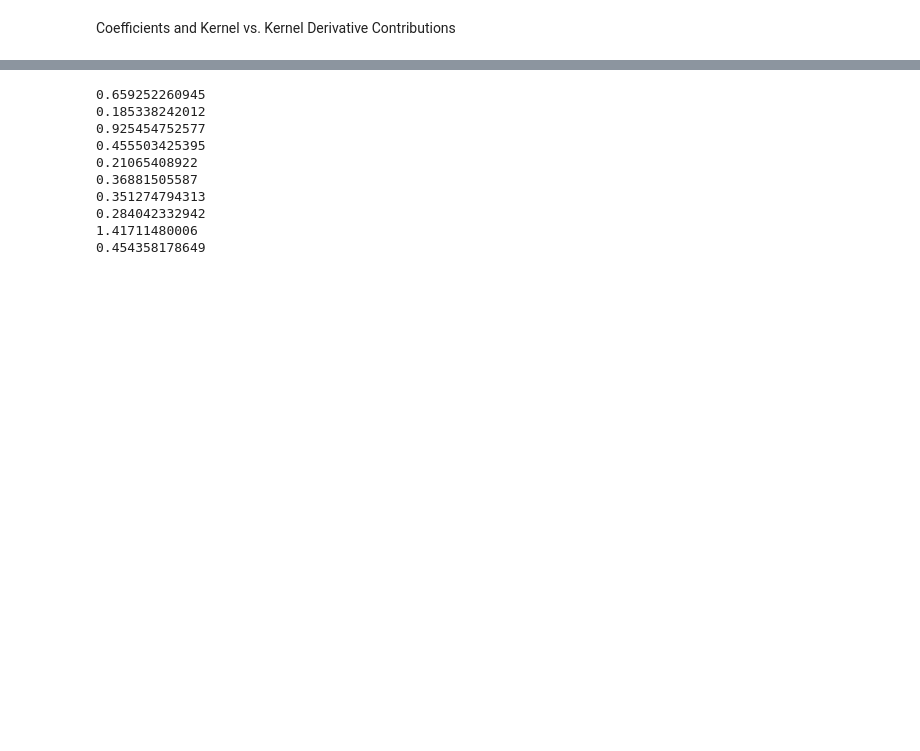
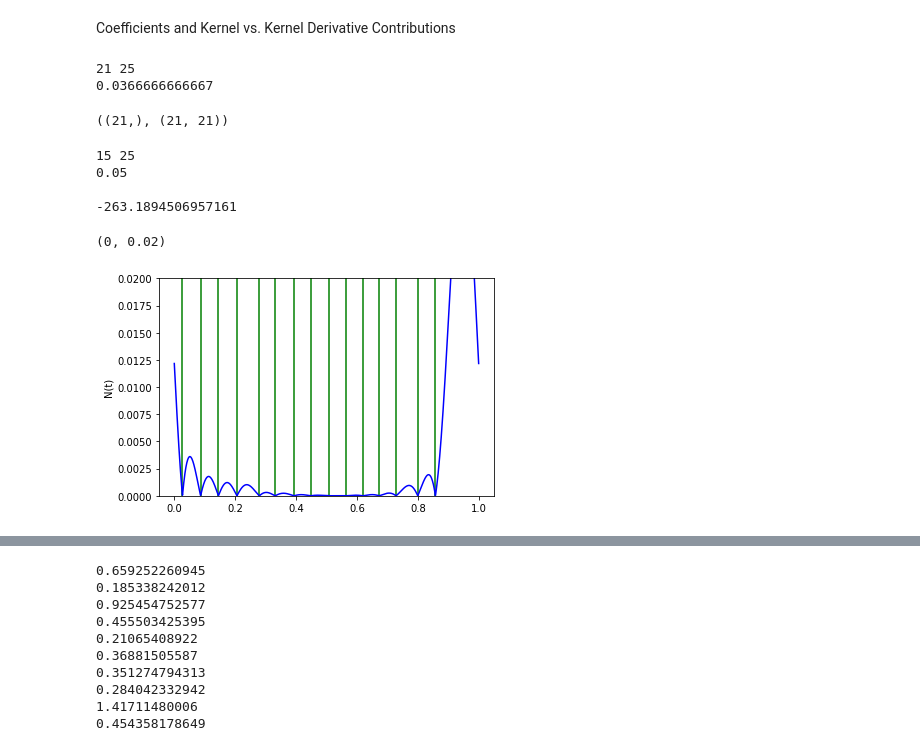
Before and after one commit to eonaran/sr_multisignals, a Jupyter notebook: L2 Minimization Interpolant Details.ipynb, the cells around one changed output, grey strips where cells are left out. Saved outputs shown, nothing was run; the diff lists cells and outputs as text; code cells hidden in the pictures; blank space fills up the shorter version.

```diff
--- a/L2 Minimization Interpolant Details.ipynb
+++ b/L2 Minimization Interpolant Details.ipynb
@@ -15,12 +15,23 @@ reload(test_data)
 reload(dual_certificates)
 reload(trig_poly)
 
-m = 10
-fc = 50
-min_separation = 0.65 / fc
-N = int(1.0/min_separation)
+m = 25
+fc = 15
+min_separation = 0.55 / fc
+N = int(1.0 / min_separation) - 6
+
+print N, m
+print min_separation
+print ''
 
 kernel = trig_poly.TrigPoly.dirichlet(fc)
 
-support = test_data.jittered_supports(N, min_separation=min_separation)
-sign_pattern = test_data.uniform_sign_pattern_multidim(N, m)
+support = test_data.jittered_supports(N, min_separation=min_separation, jitter_factor=2, jitter_ratio=1.0)
+sign_pattern = test_data.uniform_sign_pattern_multidim(N, m, sparse=False)
+# %% [output]
+21 25
+0.0366666666667
+# %%
+support.shape, sign_pattern.shape
+# %% [output]
+((21,), (21, 21))
@@ -29,3 +43,40 @@ interpolator = dual_certificates.interpolate_multidim_l2_min(support, sign_patte
+# %%
+reload(test_data)
+reload(dual_certificates)
+reload(trig_poly)
+
+m = 25
+fc = 15
+min_separation = 0.75 / fc
+N = int(1.0 / min_separation) - 5
+
+print N, m
+print min_separation
+print ''
+
+k = 10
+kernel = trig_poly.TrigPoly.multi_dirichlet(fc, [1.0 / k] * k)
+kernel_deriv = kernel.derivative()
+kernel_deriv_2 = kernel_deriv.derivative()
+print kernel_deriv_2(0)[0].real
+
+support = test_data.jittered_supports(N, min_separation=min_separation, jitter_factor=2, jitter_ratio=1.0)
+sign_pattern = np.array(np.array([kernel_deriv(tj) for tj in support]).flat)
+
+interpolator_1d = dual_certificates.interpolate(support, sign_pattern, kernel)
+# %% [output]
+15 25
+0.05
+
+-263.1894506957161
+# %%
+plt_util.plot_trig_poly_magnitude((interpolator_1d + kernel_deriv * (-1.0)) * (1.0 / kernel_deriv_2(0)[0].real), points=1000)
+plt_util.plot_support_magnitude_lines(support)
+
+plt.gca().set_ylim(0, 0.02)
+# %% [output]
+(0, 0.02)
+[figure, added]
 # %%
 plt.subplots(figsize=(8,5))
 
```
Also changed, not shown: parts of 11 cells of this notebook, 3 other files.
